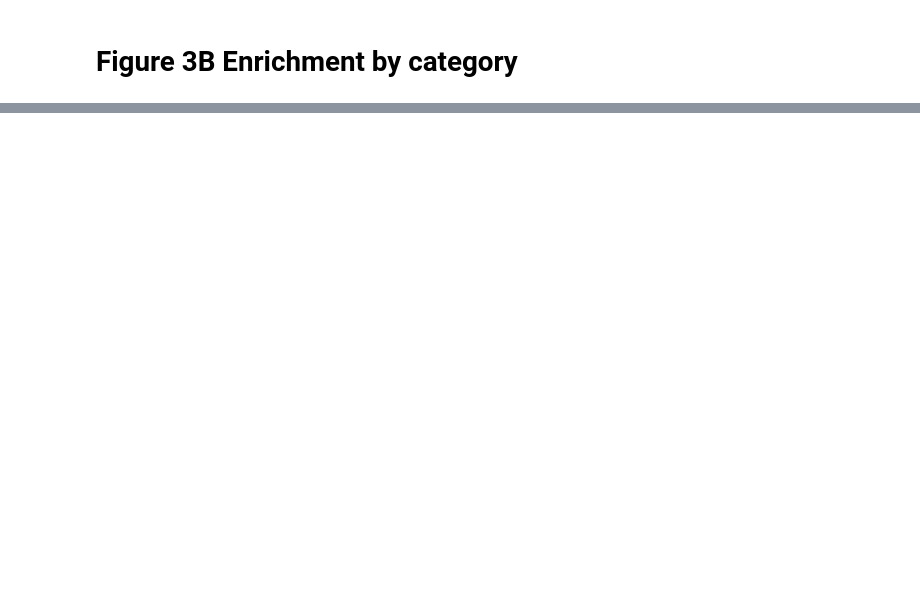
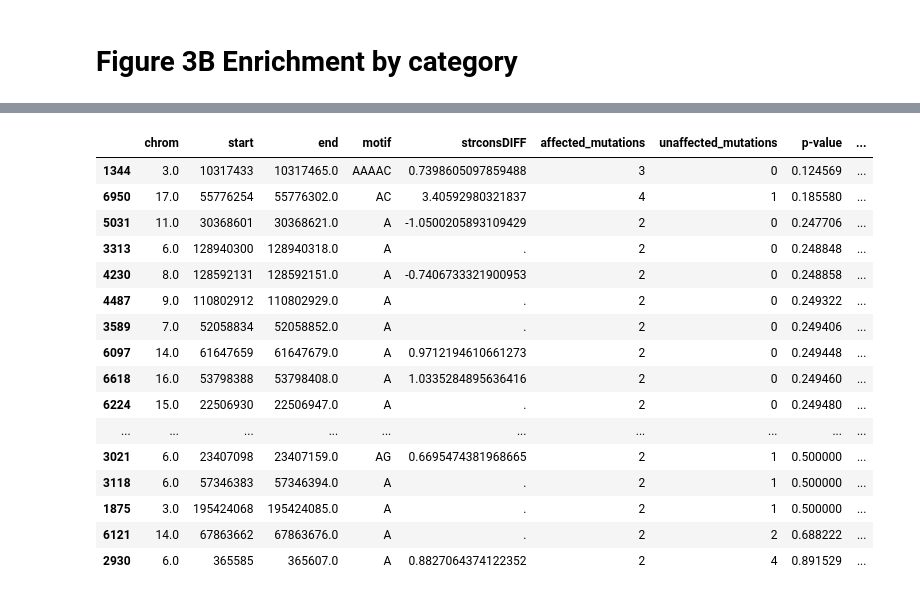
Before and after one commit to gymreklab/ssc-imputation, a Jupyter notebook: denovos2/Figures/Figure3_ASD.ipynb, the cells around one changed output, grey strips where cells are left out. Cells and saved outputs as stored; diff of their text form; code cells hidden in the pictures; blank space fills up the shorter version.

```diff
--- a/denovos2/Figures/Figure3_ASD.ipynb
+++ b/denovos2/Figures/Figure3_ASD.ipynb
@@ -70,2 +69,11 @@ for i in range(2, 7): # sfari cols include higher annotations
 # %% [output]
 Populating the interactive namespace from numpy and matplotlib
+# %%
+data.to_csv(os.path.join(RESDIR, "denovos_bylength.locus_summary_annotated.bed"), sep="\t", index=False)
+
+data_rare = pd.read_csv(os.path.join(RESDIR, "denovos_bylength.locus_summary_rare.bed.gz"), sep="\t", usecols=range(18))
+data_rare = data_rare[data_rare["total_mutations"]>0]
+data_rare = pd.merge(data_rare, annot, on=["start","end"])
+for i in range(2, 7): # sfari cols include higher annotations
+    data_rare["sfari%s"%i] = data_rare["sfari%s"%i] + data_rare["sfari%s"%(i-1)]
+data_rare.to_csv(os.path.join(RESDIR, "denovos_bylength.locus_summary_annotated_rare.bed"), sep="\t", index=False)
@@ -269,0 +377,21 @@ edata.sort("pval", ascending=False)
+# %%
+#data_rare[data_rare["strconsDIFF"].apply(lambda x: x!="." and float(x)<-5)].sort("p-value")[["chrom","start","end","motif","affected_mutations","unaffected_mutations","p-value","strconsZ","strconsDIFF","gene","children_with_mutations"]]
+data_rare[data_rare["affected_mutations"]>=2].sort("p-value")[["chrom","start","end","motif","strconsDIFF","affected_mutations","unaffected_mutations","p-value","gene","children_with_mutations"]]
+# %% [output]
+|  | chrom | start | end | motif | strconsDIFF | affected_mutations | unaffected_mutations | p-value | ... |
+| 1344 | 3.0 | 10317433 | 10317465.0 | AAAAC | 0.7398605097859488 | 3 | 0 | 0.124569 | ... |
+| 6950 | 17.0 | 55776254 | 55776302.0 | AC | 3.40592980321837 | 4 | 1 | 0.185580 | ... |
+| 5031 | 11.0 | 30368601 | 30368621.0 | A | -1.0500205893109429 | 2 | 0 | 0.247706 | ... |
+| 3313 | 6.0 | 128940300 | 128940318.0 | A | . | 2 | 0 | 0.248848 | ... |
+| 4230 | 8.0 | 128592131 | 128592151.0 | A | -0.7406733321900953 | 2 | 0 | 0.248858 | ... |
+| 4487 | 9.0 | 110802912 | 110802929.0 | A | . | 2 | 0 | 0.249322 | ... |
+| 3589 | 7.0 | 52058834 | 52058852.0 | A | . | 2 | 0 | 0.249406 | ... |
+| 6097 | 14.0 | 61647659 | 61647679.0 | A | 0.9712194610661273 | 2 | 0 | 0.249448 | ... |
+| 6618 | 16.0 | 53798388 | 53798408.0 | A | 1.0335284895636416 | 2 | 0 | 0.249460 | ... |
+| 6224 | 15.0 | 22506930 | 22506947.0 | A | . | 2 | 0 | 0.249480 | ... |
+| ... | ... | ... | ... | ... | ... | ... | ... | ... | ... |
+| 3021 | 6.0 | 23407098 | 23407159.0 | AG | 0.6695474381968665 | 2 | 1 | 0.500000 | ... |
+| 3118 | 6.0 | 57346383 | 57346394.0 | A | . | 2 | 1 | 0.500000 | ... |
+| 1875 | 3.0 | 195424068 | 195424085.0 | A | . | 2 | 1 | 0.500000 | ... |
+| 6121 | 14.0 | 67863662 | 67863676.0 | A | . | 2 | 2 | 0.688222 | ... |
+| 2930 | 6.0 | 365585 | 365607.0 | A | 0.8827064374122352 | 2 | 4 | 0.891529 | ... |
```
Also changed, not shown: parts of 15 cells of this notebook, 12 other files.
